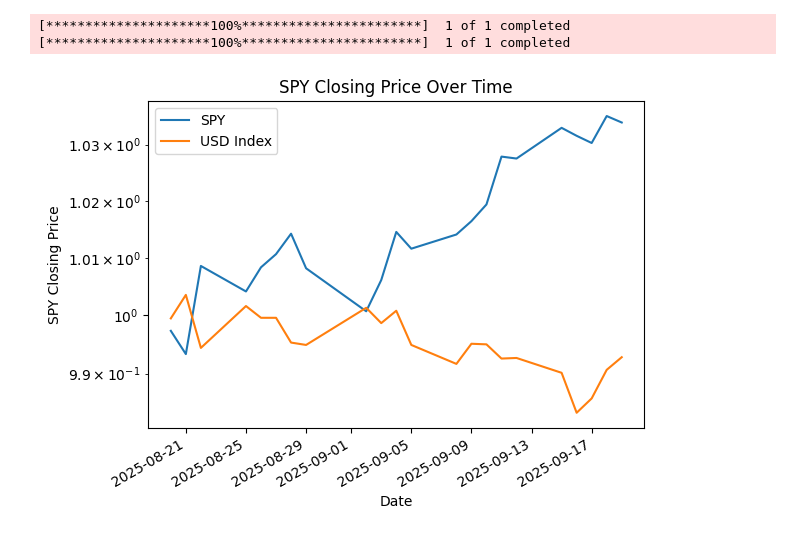
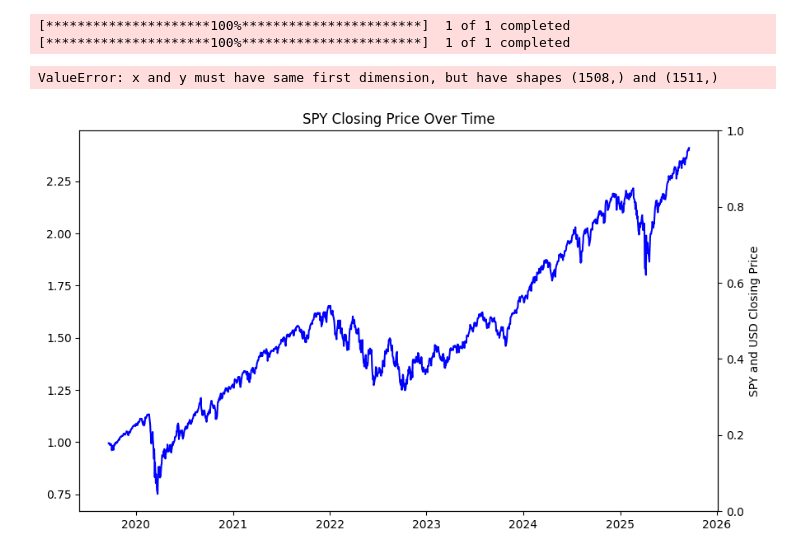
Before and after one commit to Gab1trs/Market-Dashboard, a Jupyter notebook: Market Dashboard.ipynb, the cells around one changed output. Cells and saved outputs as stored; diff of their text form; code cells hidden in the pictures.

```diff
--- a/Market Dashboard.ipynb
+++ b/Market Dashboard.ipynb
@@ -1,36 +1,40 @@
 # %%
 # Dashboard with equity (SPY), forex (USD), commodities (Gold, crude oil, wheat), bonds (Inflation-linked bonds).
 # Data about growth, inflation, volatility, and yield.
 # Data goes back as far as possible, with widget slider to choose time frame.
 
 # import streamlit as st
 import yfinance as yf
 import pandas as pd
 import matplotlib.pyplot as plt
 
 # Getting the data for SPY (daily)
 # Closing prices only
-data = yf.download("SPY")['Close']
+data = yf.download("SPY", start="2019-09-19", end="2025-09-19")['Close']
 data.to_csv("spy_data.csv")
 
 spy = (pd.read_csv("spy_data.csv", index_col=0, parse_dates=True)['SPY'].pct_change() + 1).cumprod()
 
 # # Check for missing values
 # missing_values = data.isnull().sum() # number is zero, no missing values
 
 # Plot the data
-spy.plot(label='SPY')
-plt.ylabel("SPY Closing Price")
+fig, ax1=plt.subplots(figsize=(10,6))
+ax2=ax1.twinx()
+ax1.plot(spy.index, spy, label='SPY', color='blue')
+plt.ylabel("SPY and USD Closing Price")
 plt.title("SPY Closing Price Over Time")
-plt.yscale('log')
+#plt.yscale('log')
 
 # forex using USD index
 usd = (yf.download("DX-Y.NYB", start=spy.index.min())['Close'].pct_change() + 1).cumprod()
-usd['DX-Y.NYB'].plot(label='USD Index')
+ax2.plot(spy.index, usd['DX-Y.NYB'], label='USD', color='red')
+
 
 plt.legend()
 plt.show()
 # %% [output]
 [*********************100%***********************]  1 of 1 completed
 [*********************100%***********************]  1 of 1 completed
+ValueError: x and y must have same first dimension, but have shapes (1508,) and (1511,)
-[figure, old version]
+[figure, new version]
```
Also changed, not shown: 1 other file.
